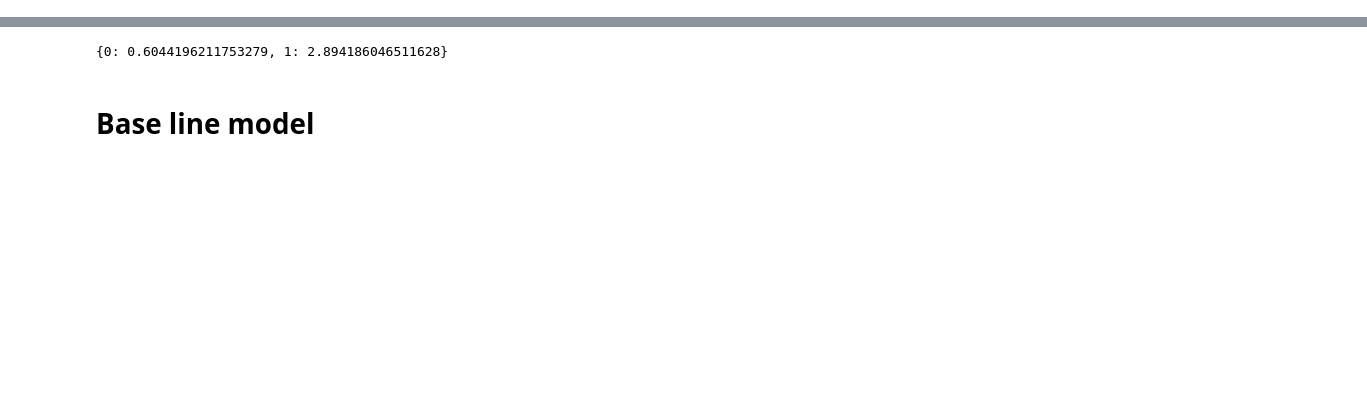
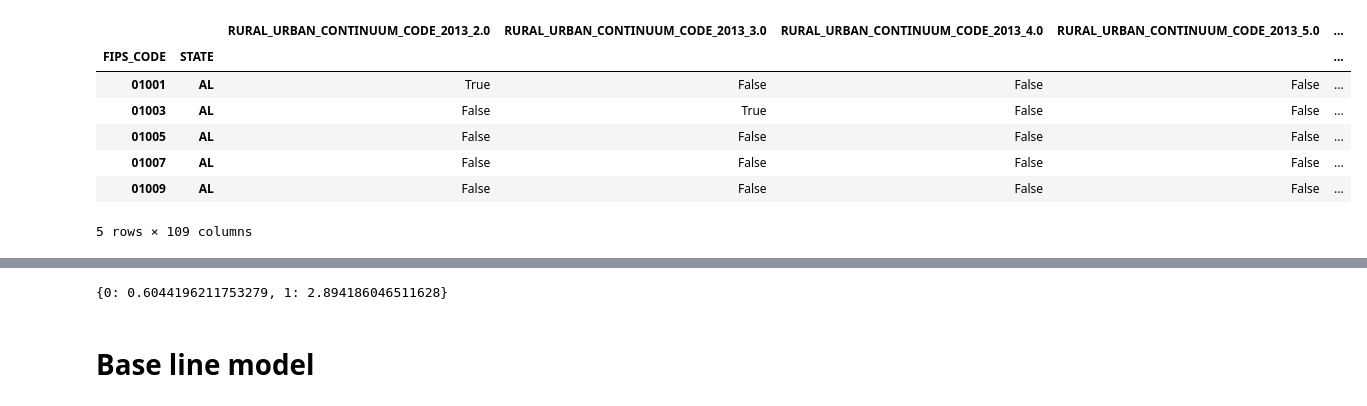
Before and after one commit to vnarvaezt/classification_feature_select_methods, a Jupyter notebook: notebooks/modelling.ipynb, the cells around one changed output, grey strips where cells are left out. Cells and saved outputs as stored; diff of their text form; code cells hidden in the pictures; blank space fills up the shorter version.

```diff
--- a/notebooks/modelling.ipynb
+++ b/notebooks/modelling.ipynb
@@ -94,0 +63,4 @@ Name: TARGET, dtype: float64
+# %%
+td = TransformData()
+all_x = td.transform_data(data_inputs)
+all_x = all_x.set_index(['FIPS_CODE', 'STATE'])
@@ -94,0 +85,8 @@ Name: TARGET, dtype: float64
+# %%
+prepro = PreprocessData(data_inputs)
+X_prepro = prepro.run_preprocessing(
+    all_x.copy(deep=True),
+    do_save=True,
+    feat_to_keep=["CIVILIAN_LABOR_FORCE_2019"],
+    abs_corr_thresh=0.9
+   )
@@ -94,0 +111,11 @@ Name: TARGET, dtype: float64
+# %%
+X_prepro.head()
+# %% [output]
+|  |  | RURAL_URBAN_CONTINUUM_CODE_2013_2.0 | RURAL_URBAN_CONTINUUM_CODE_2013_3.0 | RURAL_URBAN_CONTINUUM_CODE_2013_4.0 | RURAL_URBAN_CONTINUUM_CODE_2013_5.0 | ... |
+| FIPS_CODE | STATE |  |  |  |  | ... |
+| 01001 | AL | True | False | False | False | ... |
+| 01003 | AL | False | True | False | False | ... |
+| 01005 | AL | False | False | False | False | ... |
+| 01007 | AL | False | False | False | False | ... |
+| 01009 | AL | False | False | False | False | ... |
+5 rows × 109 columns
```
Also changed, not shown: parts of 37 cells of this notebook, 5 other files.
